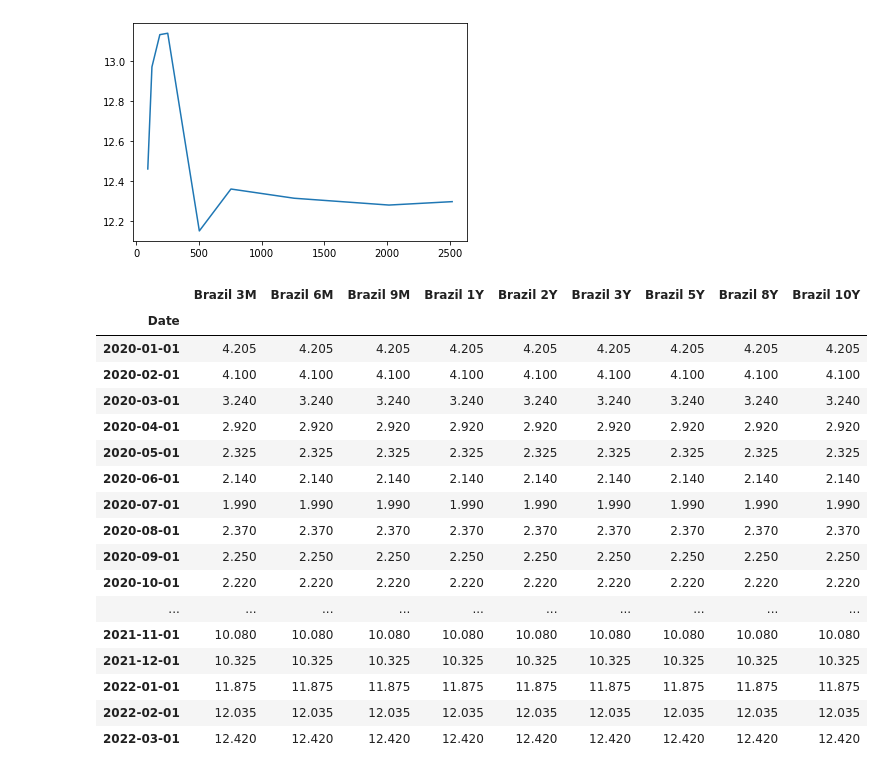
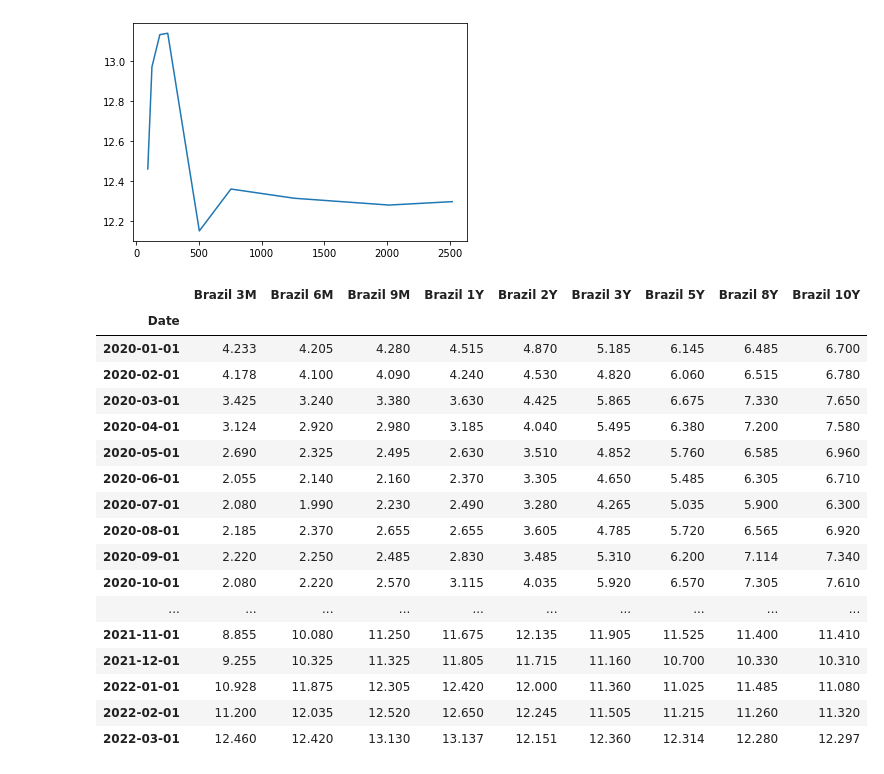
Before and after one commit to Edu-Moreira/Estudos-de-Python, a Jupyter notebook: Curva_de_Juros.ipynb, the cells around one changed output. Saved outputs shown, nothing was run; the diff lists cells and outputs as text; code cells hidden in the pictures.

```diff
--- a/Curva_de_Juros.ipynb
+++ b/Curva_de_Juros.ipynb
@@ -84,27 +84,27 @@ juros['last'].plot()
 # %%
 painel = pd.DataFrame()
 for i in teste:
-  painel [i]= inv.get_bond_historical_data(teste[1],from_date = '01/01/2020', to_date = '18/03/2022',interval = 'Monthly')['Close']
+  painel [i]= inv.get_bond_historical_data(bond = i,from_date = '01/01/2020', to_date = '18/03/2022',interval = 'Monthly')['Close']
 
 painel
 # %% [output]
 |  | Brazil 3M | Brazil 6M | Brazil 9M | Brazil 1Y | Brazil 2Y | Brazil 3Y | Brazil 5Y | Brazil 8Y | Brazil 10Y |
 | Date |  |  |  |  |  |  |  |  |  |
-| 2020-01-01 | 4.205 | 4.205 | 4.205 | 4.205 | 4.205 | 4.205 | 4.205 | 4.205 | 4.205 |
-| 2020-02-01 | 4.100 | 4.100 | 4.100 | 4.100 | 4.100 | 4.100 | 4.100 | 4.100 | 4.100 |
-| 2020-03-01 | 3.240 | 3.240 | 3.240 | 3.240 | 3.240 | 3.240 | 3.240 | 3.240 | 3.240 |
-| 2020-04-01 | 2.920 | 2.920 | 2.920 | 2.920 | 2.920 | 2.920 | 2.920 | 2.920 | 2.920 |
-| 2020-05-01 | 2.325 | 2.325 | 2.325 | 2.325 | 2.325 | 2.325 | 2.325 | 2.325 | 2.325 |
-| 2020-06-01 | 2.140 | 2.140 | 2.140 | 2.140 | 2.140 | 2.140 | 2.140 | 2.140 | 2.140 |
-| 2020-07-01 | 1.990 | 1.990 | 1.990 | 1.990 | 1.990 | 1.990 | 1.990 | 1.990 | 1.990 |
-| 2020-08-01 | 2.370 | 2.370 | 2.370 | 2.370 | 2.370 | 2.370 | 2.370 | 2.370 | 2.370 |
-| 2020-09-01 | 2.250 | 2.250 | 2.250 | 2.250 | 2.250 | 2.250 | 2.250 | 2.250 | 2.250 |
-| 2020-10-01 | 2.220 | 2.220 | 2.220 | 2.220 | 2.220 | 2.220 | 2.220 | 2.220 | 2.220 |
+| 2020-01-01 | 4.233 | 4.205 | 4.280 | 4.515 | 4.870 | 5.185 | 6.145 | 6.485 | 6.700 |
+| 2020-02-01 | 4.178 | 4.100 | 4.090 | 4.240 | 4.530 | 4.820 | 6.060 | 6.515 | 6.780 |
+| 2020-03-01 | 3.425 | 3.240 | 3.380 | 3.630 | 4.425 | 5.865 | 6.675 | 7.330 | 7.650 |
+| 2020-04-01 | 3.124 | 2.920 | 2.980 | 3.185 | 4.040 | 5.495 | 6.380 | 7.200 | 7.580 |
+| 2020-05-01 | 2.690 | 2.325 | 2.495 | 2.630 | 3.510 | 4.852 | 5.760 | 6.585 | 6.960 |
+| 2020-06-01 | 2.055 | 2.140 | 2.160 | 2.370 | 3.305 | 4.650 | 5.485 | 6.305 | 6.710 |
+| 2020-07-01 | 2.080 | 1.990 | 2.230 | 2.490 | 3.280 | 4.265 | 5.035 | 5.900 | 6.300 |
+| 2020-08-01 | 2.185 | 2.370 | 2.655 | 2.655 | 3.605 | 4.785 | 5.720 | 6.565 | 6.920 |
+| 2020-09-01 | 2.220 | 2.250 | 2.485 | 2.830 | 3.485 | 5.310 | 6.200 | 7.114 | 7.340 |
+| 2020-10-01 | 2.080 | 2.220 | 2.570 | 3.115 | 4.035 | 5.920 | 6.570 | 7.305 | 7.610 |
 | ... | ... | ... | ... | ... | ... | ... | ... | ... | ... |
-| 2021-11-01 | 10.080 | 10.080 | 10.080 | 10.080 | 10.080 | 10.080 | 10.080 | 10.080 | 10.080 |
-| 2021-12-01 | 10.325 | 10.325 | 10.325 | 10.325 | 10.325 | 10.325 | 10.325 | 10.325 | 10.325 |
-| 2022-01-01 | 11.875 | 11.875 | 11.875 | 11.875 | 11.875 | 11.875 | 11.875 | 11.875 | 11.875 |
-| 2022-02-01 | 12.035 | 12.035 | 12.035 | 12.035 | 12.035 | 12.035 | 12.035 | 12.035 | 12.035 |
-| 2022-03-01 | 12.420 | 12.420 | 12.420 | 12.420 | 12.420 | 12.420 | 12.420 | 12.420 | 12.420 |
+| 2021-11-01 | 8.855 | 10.080 | 11.250 | 11.675 | 12.135 | 11.905 | 11.525 | 11.400 | 11.410 |
+| 2021-12-01 | 9.255 | 10.325 | 11.325 | 11.805 | 11.715 | 11.160 | 10.700 | 10.330 | 10.310 |
+| 2022-01-01 | 10.928 | 11.875 | 12.305 | 12.420 | 12.000 | 11.360 | 11.025 | 11.485 | 11.080 |
+| 2022-02-01 | 11.200 | 12.035 | 12.520 | 12.650 | 12.245 | 11.505 | 11.215 | 11.260 | 11.320 |
+| 2022-03-01 | 12.460 | 12.420 | 13.130 | 13.137 | 12.151 | 12.360 | 12.314 | 12.280 | 12.297 |
 # %%
 inv.get_bonds_list()
```
